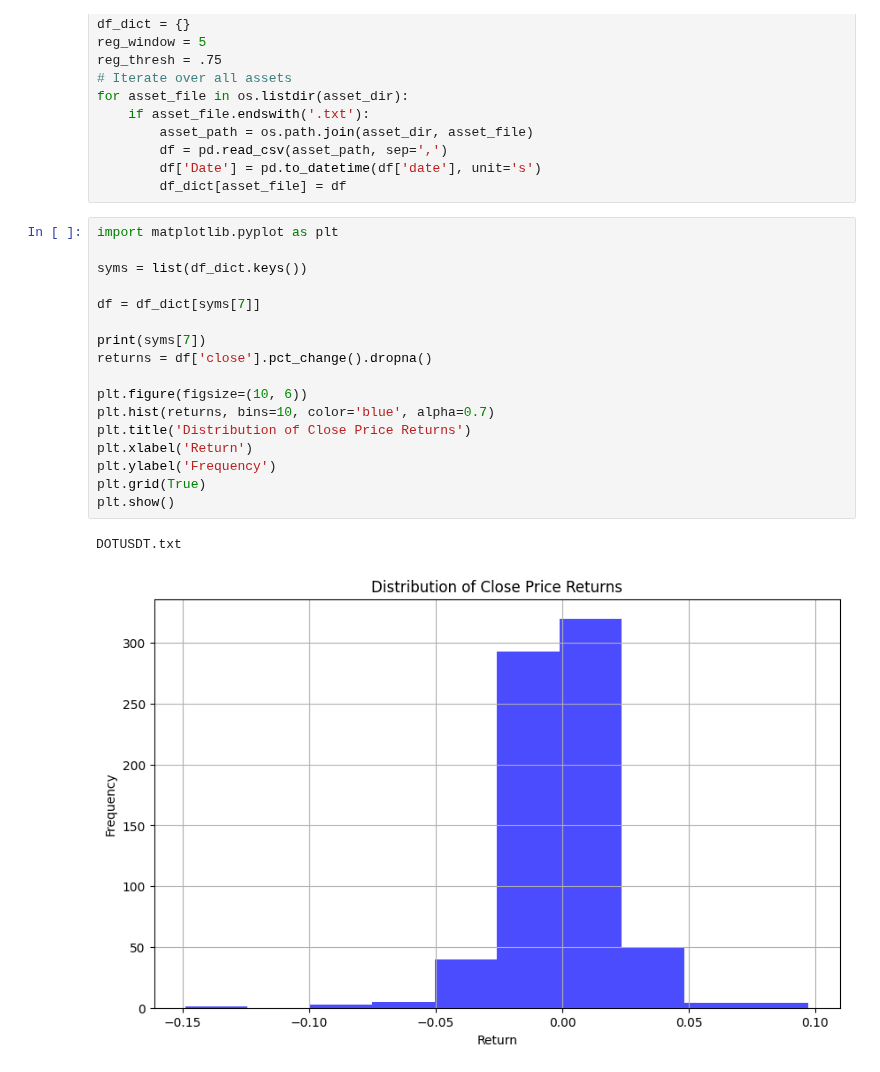
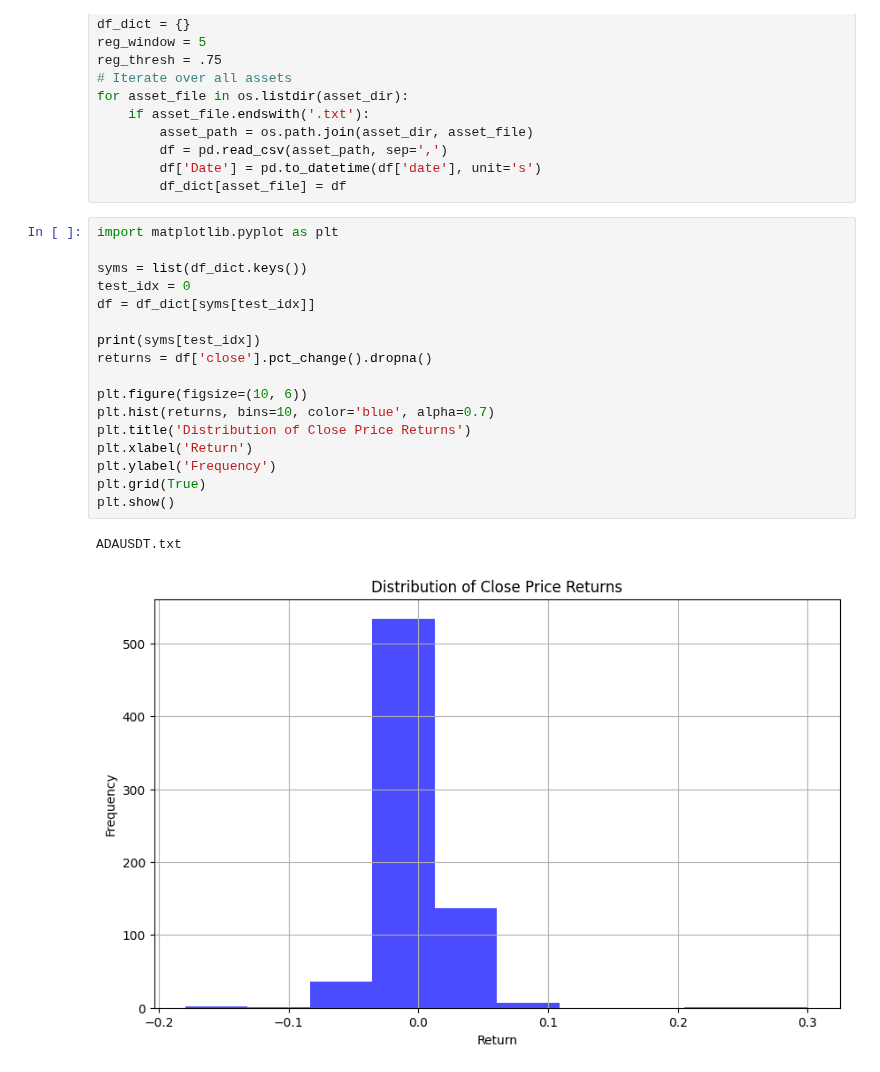
Before and after one commit to nickwilliamsdev/treetrader, a Jupyter notebook: crypto_prob_research.ipynb, the cells around one changed output. Drawn from its saved outputs; the diff is of its cells as text.

```diff
--- a/crypto_prob_research.ipynb
+++ b/crypto_prob_research.ipynb
@@ -22,21 +22,21 @@ for asset_file in os.listdir(asset_dir):
 # %%
 import matplotlib.pyplot as plt
 
 syms = list(df_dict.keys())
+test_idx = 0
+df = df_dict[syms[test_idx]]
 
-df = df_dict[syms[7]]
-
-print(syms[7])
+print(syms[test_idx])
 returns = df['close'].pct_change().dropna()
 
 plt.figure(figsize=(10, 6))
 plt.hist(returns, bins=10, color='blue', alpha=0.7)
 plt.title('Distribution of Close Price Returns')
 plt.xlabel('Return')
 plt.ylabel('Frequency')
 plt.grid(True)
 plt.show()
 # %% [output]
-DOTUSDT.txt
+ADAUSDT.txt
-[figure, old version]
+[figure, new version]
 # %%
```
Also changed, not shown: parts of 2 cells of this notebook, 5 other files.
